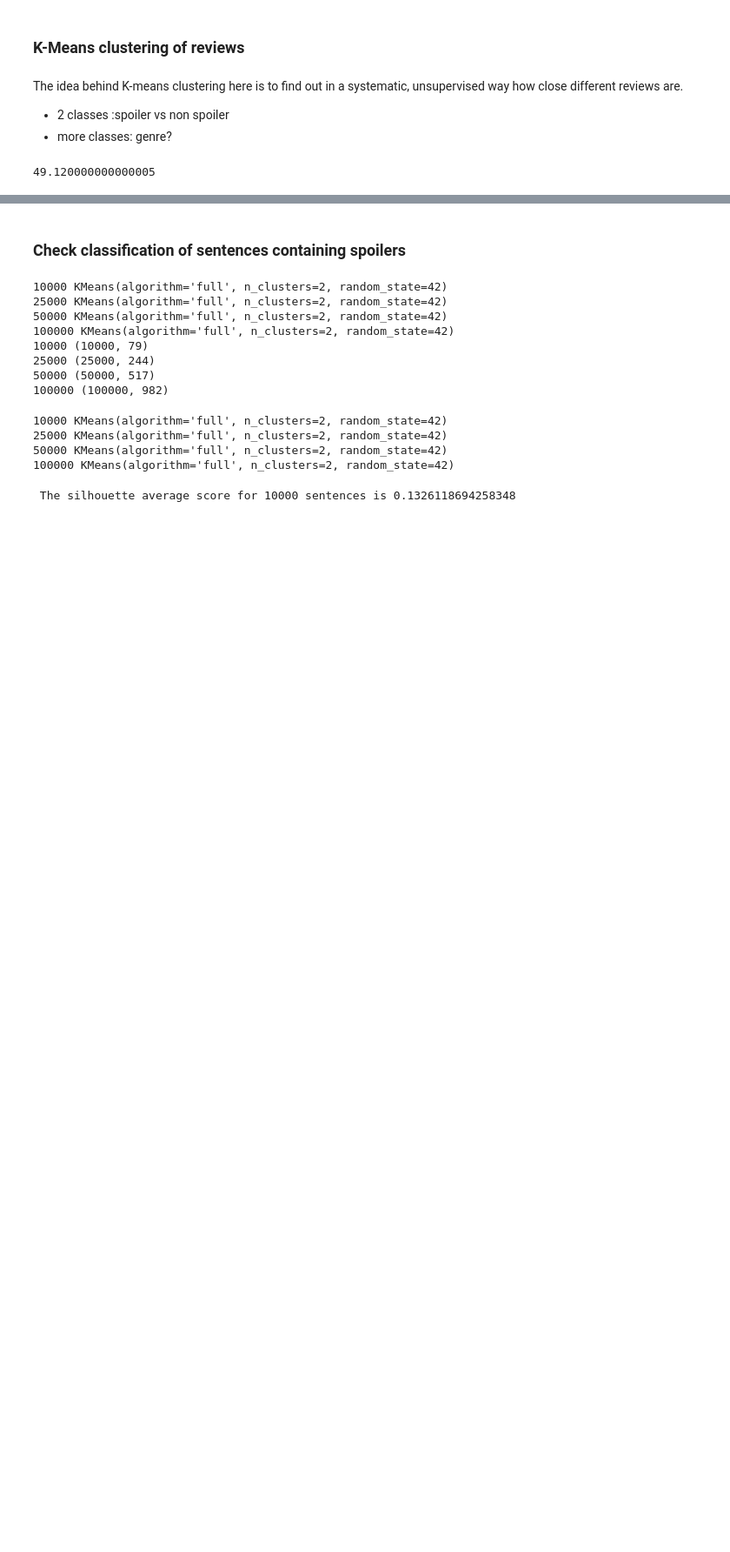
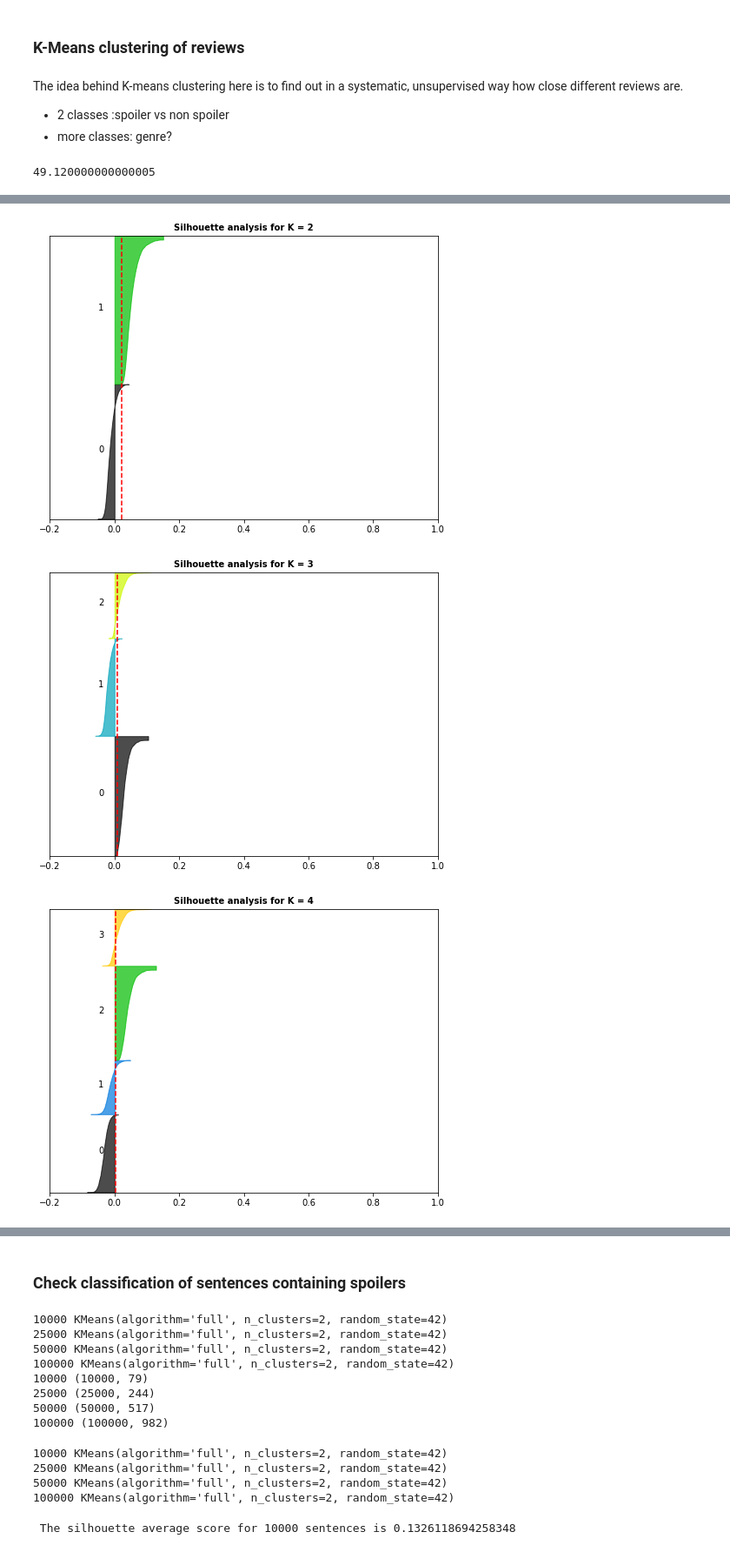
Before and after one commit to GHabeck/202011_capstone_project, a Jupyter notebook: data_preparation.ipynb, the cells around one changed output, grey strips where cells are left out. Shown at 87% size. Cells and saved outputs as stored; diff of their text form; code cells hidden in the pictures; blank space fills up the shorter version.

```diff
--- a/data_preparation.ipynb
+++ b/data_preparation.ipynb
@@ -954,8 +959,10 @@ df_tfidf.T.iloc[:5,:5]
 # %%
+from sklearn.cluster import KMeans
+
 def kmean(max_k, data):
     kmeans_results = dict()
     for k in tqdm(range(2, max_k+1)):
-        kmeans = cluster.KMeans(n_clusters = k,
+        kmeans = KMeans(n_clusters = k,
                                init = 'k-means++',
                                n_init = 10,
                                tol = 0.0001,
@@ -963,14 +970,10 @@ def kmean(max_k, data):
                                algorithm = 'full')
         kmeans_results.update({k: kmeans.fit(data)})
 
-        return kmeans_results
+    return kmeans_results
-# %%
-def plotSilhouette(df, sample_size, kmeans_labels, silhouette_avg):
-
-def silhouette(k_means_dict, df):
-    df = df.to_numpy()
-    avg_dict = dict()
 # %%
+from sklearn import metrics
+
 def printAvg(avg_dict):
     for avg in sorted(avg_dict.keys(), reverse=True):
         print("Avg: {}\tK:{}".format(avg.round(4), avg_dict[avg]))
@@ -1013,7 +1016,7 @@ def silhouette(kmeans_dict, df, plot=False):
 
         if(plot): plotSilhouette(df, n_clusters, kmeans_labels, silhouette_avg)
 
-    printAVG(avg_dict)
+    printAvg(avg_dict)
 # %%
 k = 10
-kmeans_results = kmean(k, df_tfidf)
+kmeans_results = kmean(k, df_tfidf_new)
@@ -1020,2 +1035,6 @@ kmeans_results = kmean(k, df_tfidf)
 # %%
-silhouette(kmeans_results, df_tfidf, plot=False)
+silhouette(kmeans_results, df_tfidf_new, plot=True)
+# %% [output]
+[figure, added]
+[figure, added]
+[figure, added]
```
Also changed, not shown: parts of 8 cells of this notebook.
